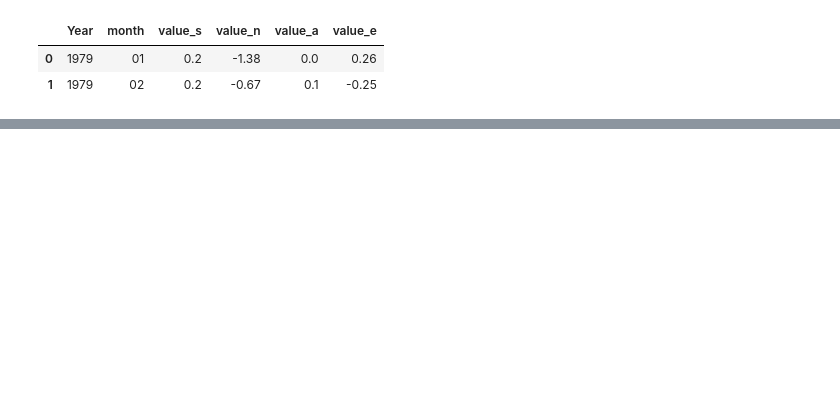
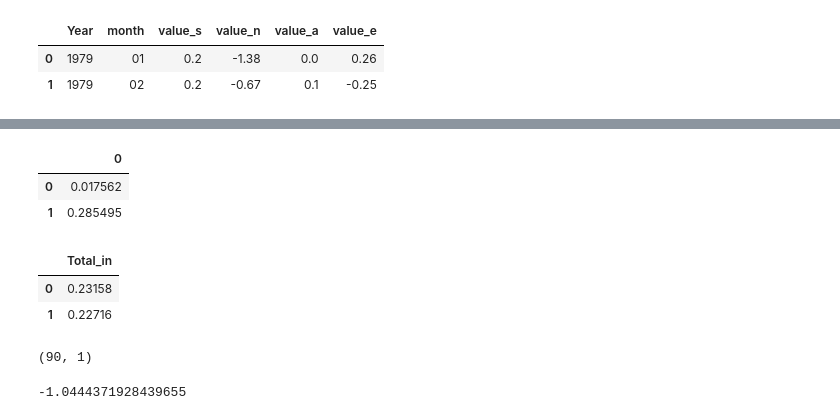
Before and after one commit to homa-abedin/Dams, a Jupyter notebook: dams-teh.ipynb, the cells around one changed output, grey strips where cells are left out. Drawn from its saved outputs; the diff is of its cells as text; code cells hidden in the pictures; blank space fills up the shorter version.

```diff
--- a/dams-teh.ipynb
+++ b/dams-teh.ipynb
@@ -341,0 +151,16 @@ r2train: 0.9858555913186402 r2test: 0.8861768226457436
+# %%
+def create_dataset(dataset, time_step=10):
+    X, y = [], []
+    for i in range(len(dataset)-time_step-forecast_horizon):
+        X.append(dataset[i:(i+time_step), :])
+        y.append(dataset[i+time_step+forecast_horizon, -1])
+    return np.array(X), np.array(y)
+
+time_step = 180
+forecast_horizon = 30
+#X, y = create_dataset_multistep(scaled_data, time_step, forecast_horizon)
+# %%
+X_rnn, y_rnn = create_dataset(scaled_data, time_step)
+# %%
+
+X_rnn = X_rnn.reshape(X_rnn.shape[0], X_rnn.shape[1], X_rnn.shape[2])
@@ -341,0 +283,13 @@ r2train: 0.9858555913186402 r2test: 0.8861768226457436
+# %%
+def create_dataset(dataset, time_step=10 , forecast_horizon=1):
+    X, y = [], []
+    for i in range(len(dataset)-time_step-forecast_horizon):
+        X.append(dataset[i:(i+time_step),: ])
+        y.append(dataset[i+time_step+forecast_horizon, -1])
+    return np.array(X), np.array(y)
+
+time_step = 90
+forecast_horizon =1
+X, y = create_dataset(scaled_data, time_step, forecast_horizon)
+print(X.shape)
+print(y.shape)
@@ -341,0 +429,22 @@ r2train: 0.9858555913186402 r2test: 0.8861768226457436
+# %%
+predicted_90_days_original=pd.DataFrame (predicted_90_days_original)
+predicted_90_days_original.head(2)
+# %% [output]
+|  | 0 |
+| 0 | 0.017562 |
+| 1 | 0.285495 |
+# %%
+features_days = pd.read_csv('../input/d/homaabedinzadeh/futuredays/90days.csv')
+features_days.head(2)
+# %% [output]
+|  | Total_in |
+| 0 | 0.23158 |
+| 1 | 0.22716 |
+# %%
+features_days.shape
+# %% [output]
+(90, 1)
+# %%
+print (r2_score(features_days, predicted_90_days_original))
+# %% [output]
+-1.0444371928439655
```
Also changed, not shown: parts of 42 cells of this notebook.
